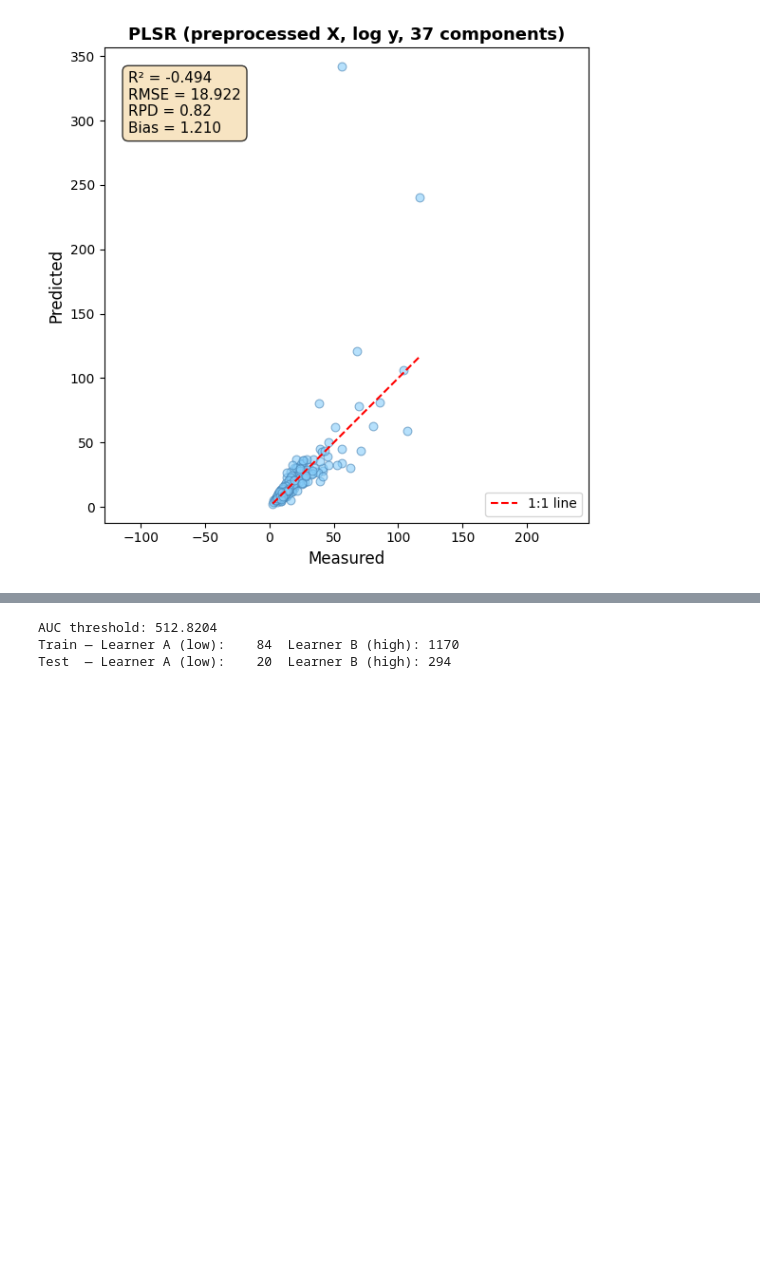
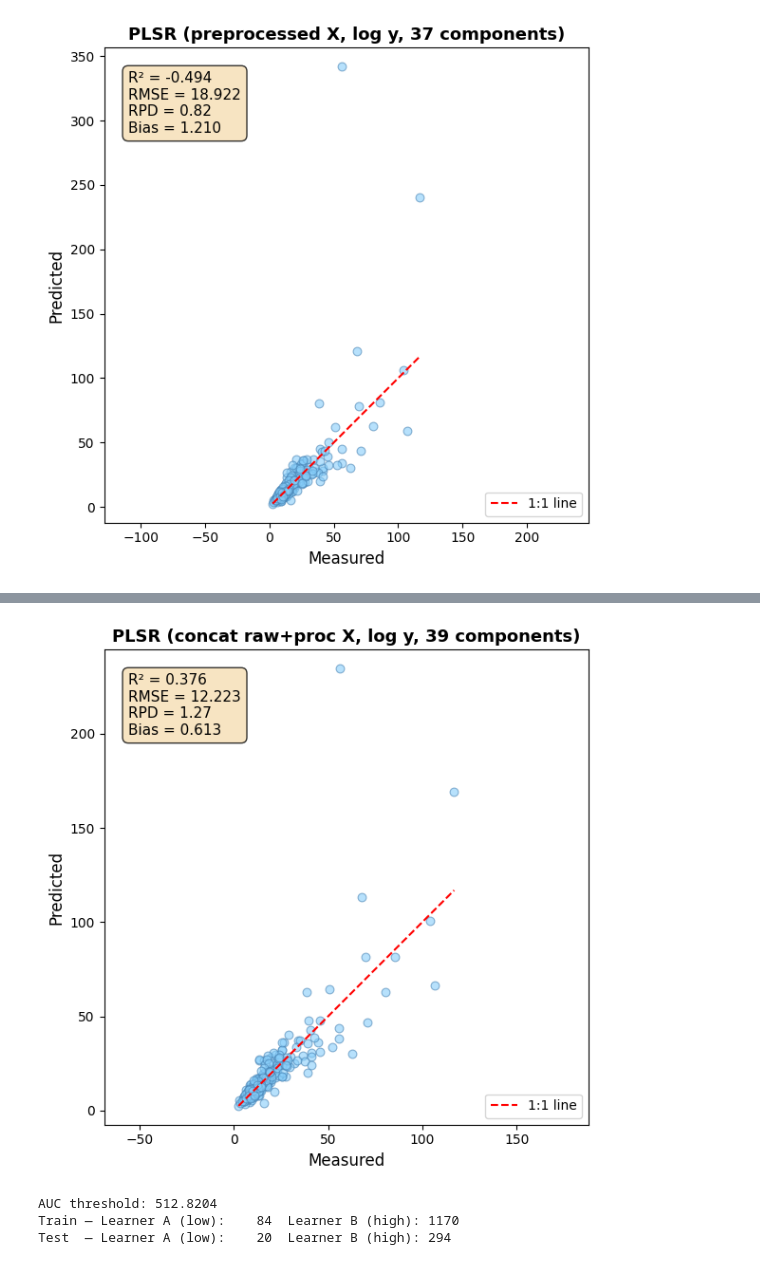
Before and after one commit to sugoma11/spectroscopy_project, a Jupyter notebook: pslr.ipynb, the cells around one changed output, grey strips where cells are left out. Cells and saved outputs as stored; diff of their text form; code cells hidden in the pictures; blank space fills up the shorter version.

```diff
--- a/pslr.ipynb
+++ b/pslr.ipynb
@@ -129,0 +176,8 @@ plot_metrics(
+# %%
+plot_metrics(
+    y_test,
+    np.expm1(y_pred_concat_log_y),
+    f"PLSR (concat raw+proc X, log y, {grid_concat_log_y.best_params_['pls__n_components']} components)",
+)
+# %% [output]
+[figure, added]
```
Also changed, not shown: parts of 10 cells of this notebook, 22 other files.
